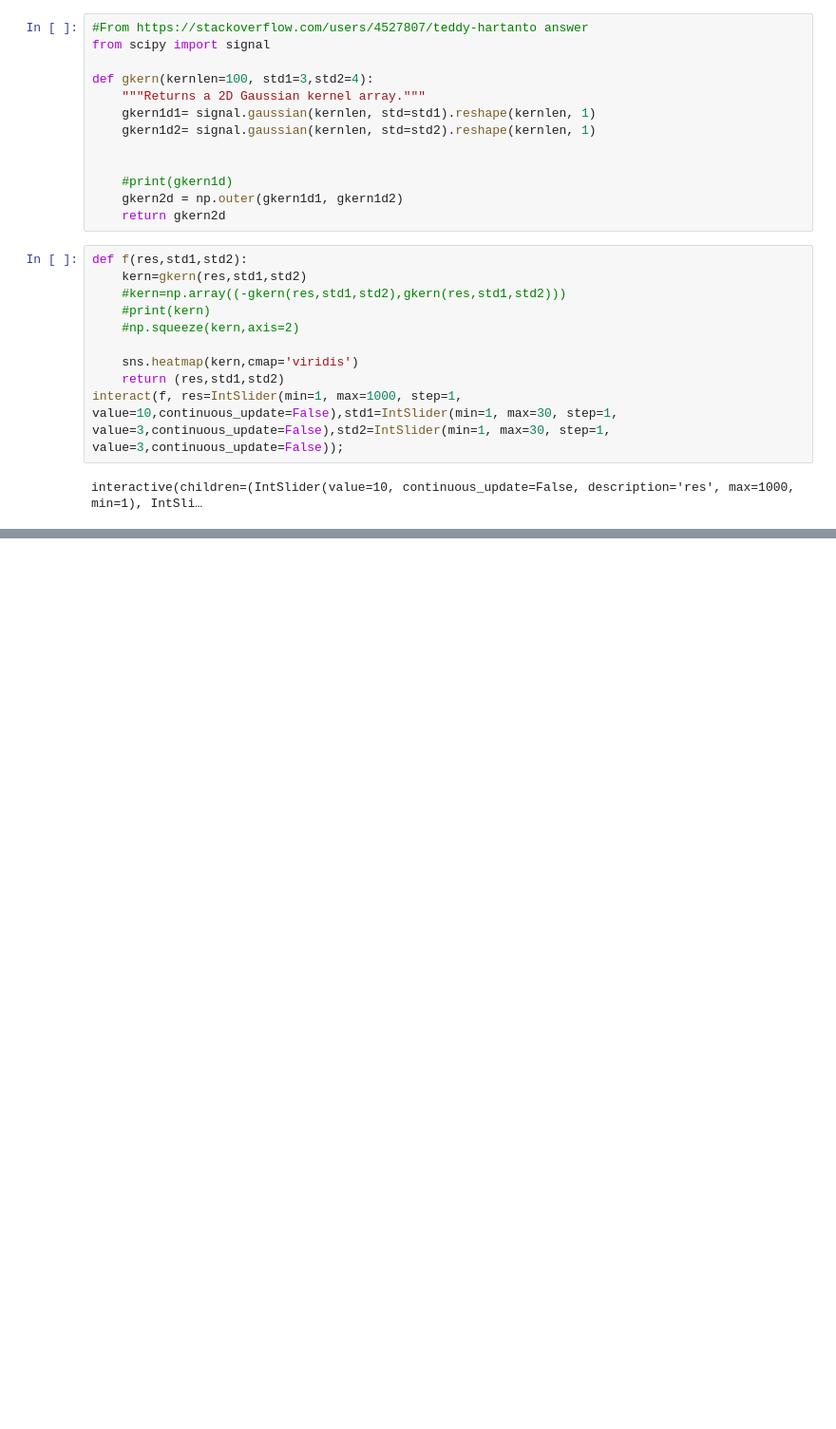
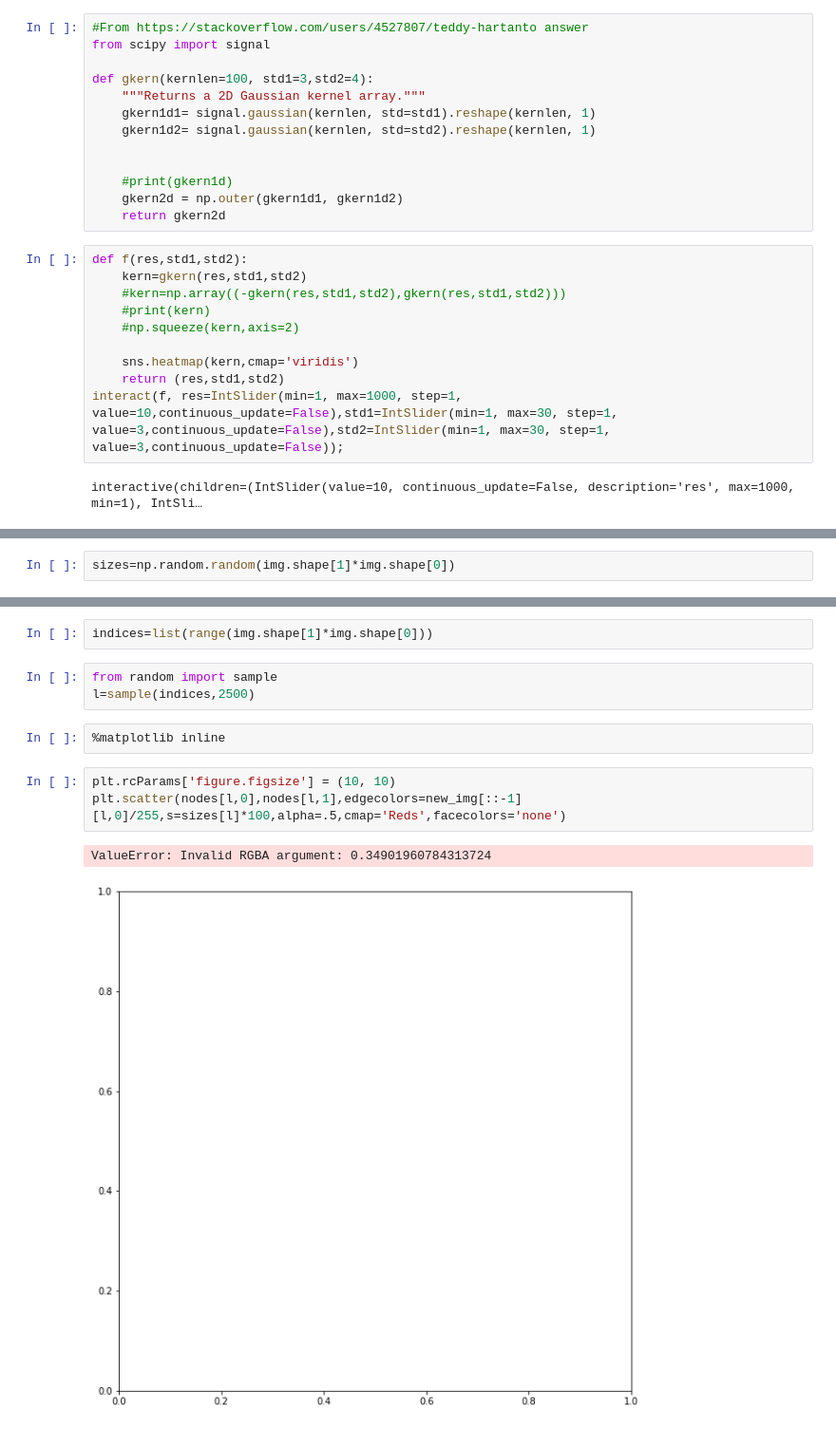
Before and after one commit to jeroaranda/notebooks, a Jupyter notebook: imageProcessing.ipynb, the cells around one changed output, grey strips where cells are left out. Shown at 95% size. Drawn from its saved outputs; the diff is of its cells as text; blank space fills up the shorter version.

```diff
--- a/imageProcessing.ipynb
+++ b/imageProcessing.ipynb
@@ -425,0 +514,2 @@ interactive(children=(IntSlider(value=10, continuous_update=False, description='
+# %%
+sizes=np.random.random(img.shape[1]*img.shape[0])
@@ -425,0 +521,13 @@ interactive(children=(IntSlider(value=10, continuous_update=False, description='
+# %%
+indices=list(range(img.shape[1]*img.shape[0]))
+# %%
+from random import sample
+l=sample(indices,2500)
+# %%
+%matplotlib inline
+# %%
+plt.rcParams['figure.figsize'] = (10, 10)
+plt.scatter(nodes[l,0],nodes[l,1],edgecolors=new_img[::-1][l,0]/255,s=sizes[l]*100,alpha=.5,cmap='Reds',facecolors='none')
+# %% [output]
+ValueError: Invalid RGBA argument: 0.34901960784313724
+[figure, added]
```
Also changed, not shown: parts of 34 cells of this notebook, 12 other files.
